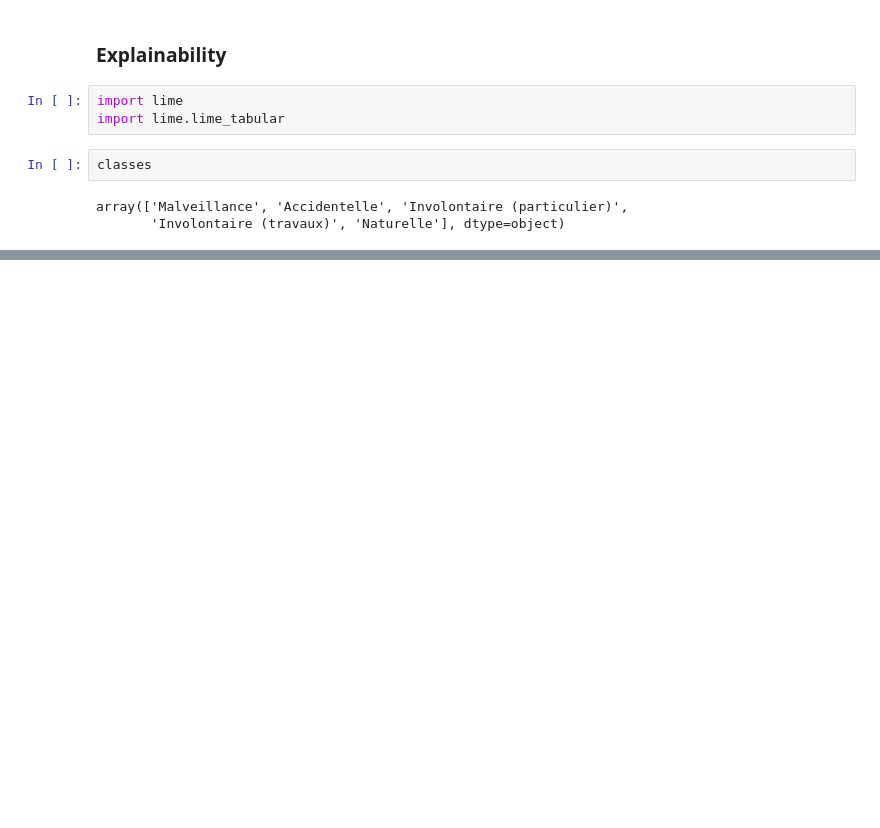
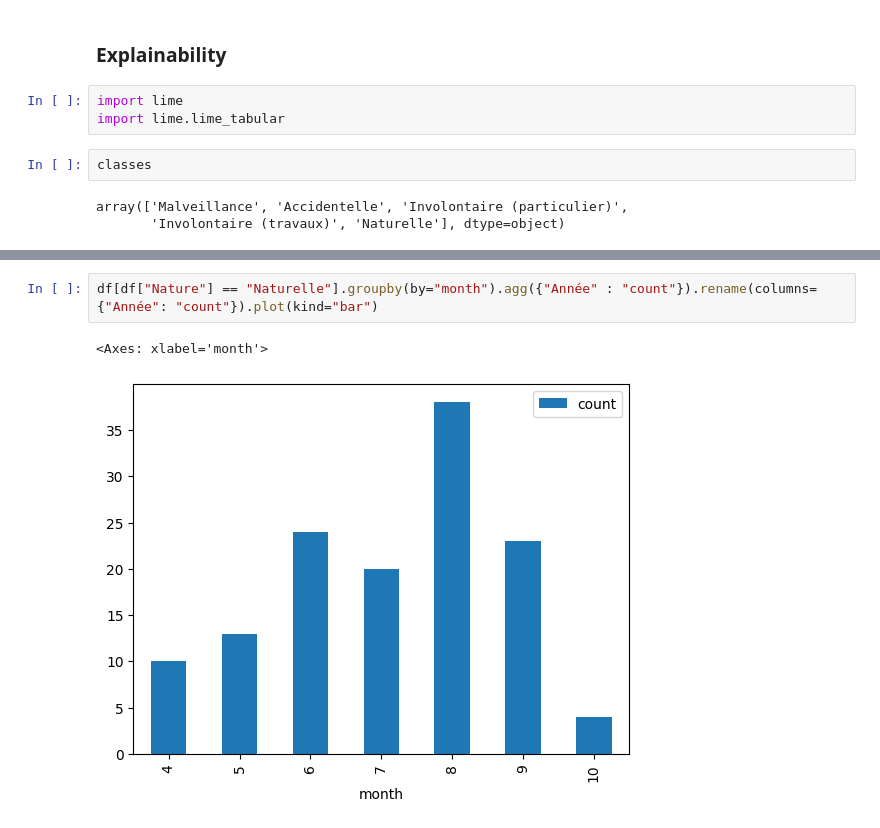
Before and after one commit to lea-margery/FTML-Project, a Jupyter notebook: Exercice6/notebook.ipynb, the cells around one changed output, grey strips where cells are left out. Drawn from its saved outputs; the diff is of its cells as text; blank space fills up the shorter version.

```diff
--- a/Exercice6/notebook.ipynb
+++ b/Exercice6/notebook.ipynb
@@ -350,0 +610,5 @@ Name: 647, Length: 114, dtype: object
+# %%
+df[df["Nature"] == "Naturelle"].groupby(by="month").agg({"Année" : "count"}).rename(columns={"Année": "count"}).plot(kind="bar")
+# %% [output]
+<Axes: xlabel='month'>
+[figure, added]
```
Also changed, not shown: parts of 24 cells of this notebook.
